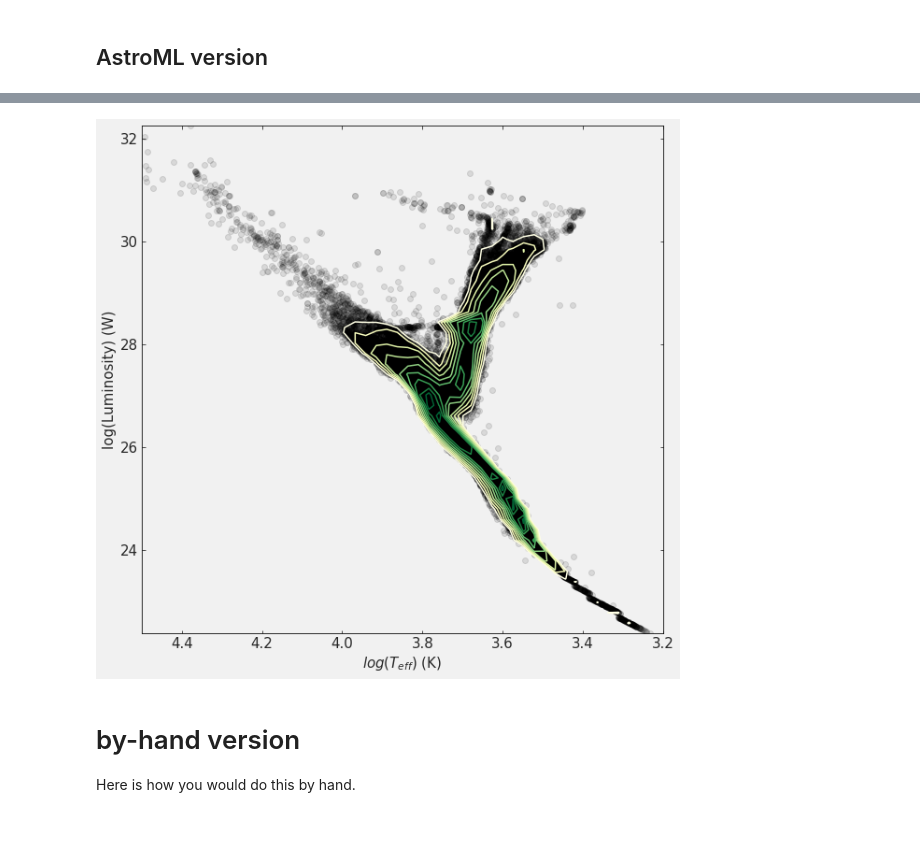
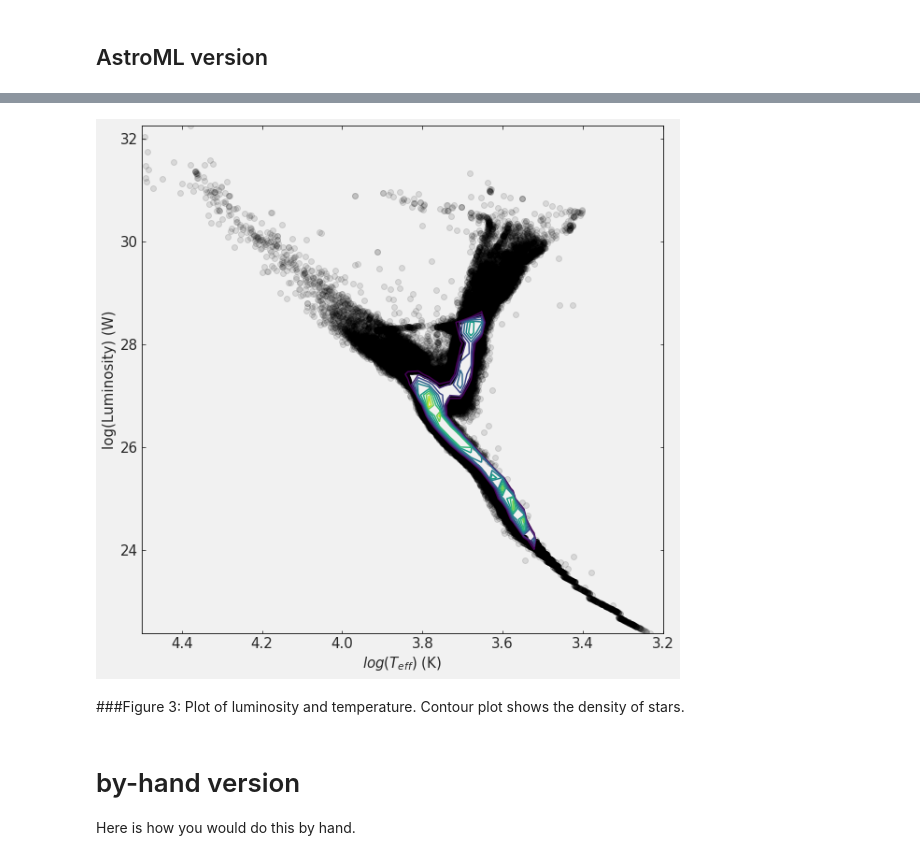
Before and after one commit to narayan-paudel/DSPS_EPAUDEL, a Jupyter notebook: HW8_ePaudel/scattercontours.ipynb, the cells around one changed output, grey strips where cells are left out. Saved outputs shown, nothing was run; the diff lists cells and outputs as text; code cells hidden in the pictures; blank space fills up the shorter version.

```diff
--- a/HW8_ePaudel/scattercontours.ipynb
+++ b/HW8_ePaudel/scattercontours.ipynb
@@ -97,16 +138,21 @@ Requirement already satisfied: setuptools in /Users/fbb/anaconda3/lib/python3.7/
 # %%
 
 from astroML import plotting
 #rememnber that you are making a log-log plot
 ax = plt.figure(figsize=(10,10)).add_subplot()
-plotting.scatter_contour(...)
+#df.plot.scatter(x='k2_teff',y='k2_L', loglog=True, color='k', s=20, figsize=(9,9),ax=ax)
+#plt.xlim(40000,1000)
+plotting.scatter_contour(np.log10(teff_na),np.log10(L_na), levels=10,log_counts=True, threshold=1000, filled_contour=False,histogram2d_args=dict(bins=50),plot_args=dict(marker='o', linestyle='none', color='black', alpha=0.1),
+                contour_args=dict(cmap=plt.cm.viridis, alpha=1))
 
 plt.ylabel('log(Luminosity) (W)')
 plt.xlabel(r'$log(T_{eff})$ (K)')
 plt.xlim(4.5, 3.2)
 plt.savefig("k2scatter_contour.png")
 # %% [output]
-[figure, old version]
+[figure, new version]
+# %% [markdown]
+###Figure 3: Plot of luminosity and temperature. Contour plot shows the density of stars.
 # %% [markdown]
 # by-hand version
 
```
Also changed, not shown: parts of 13 cells of this notebook.
